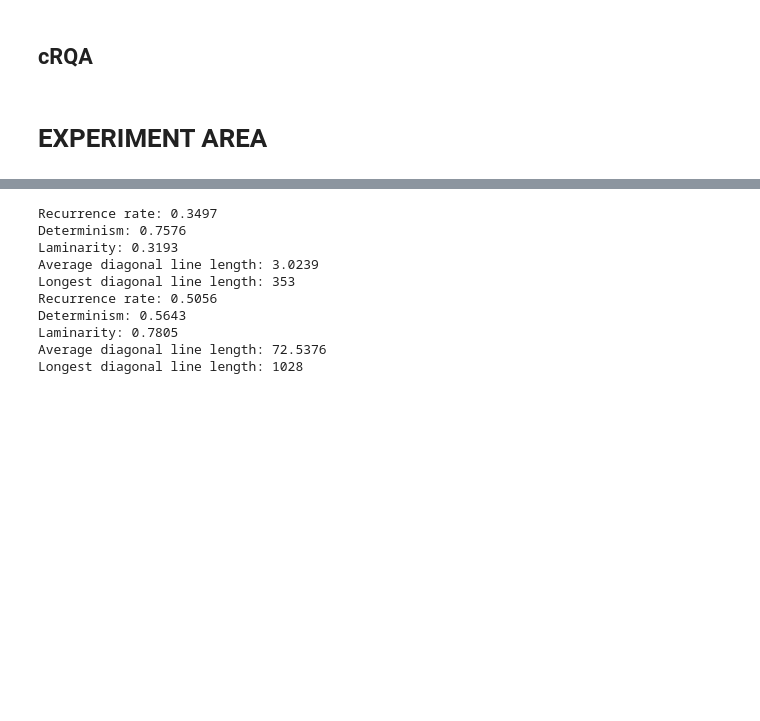
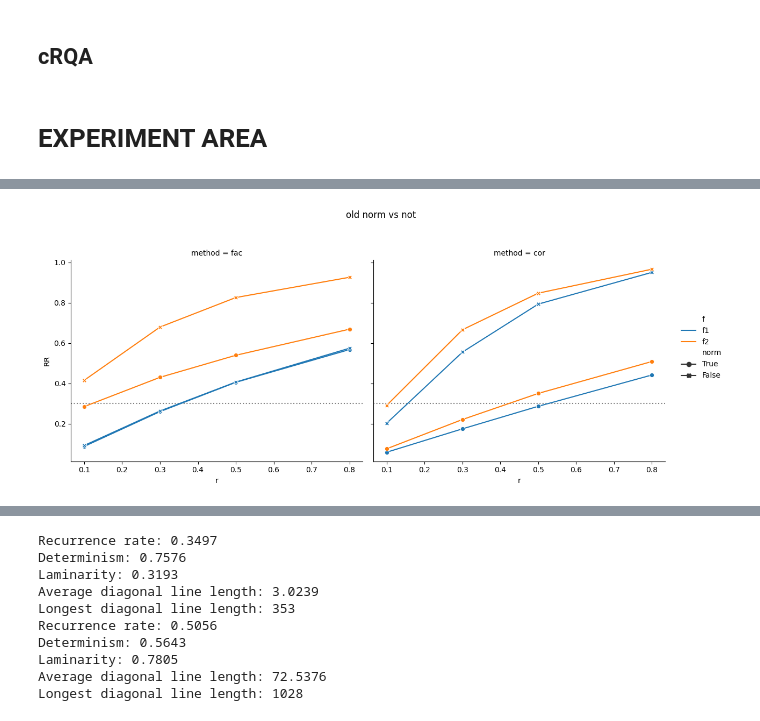
Before and after one commit to erikfrohn/facial-expression-interpersonal-association, a Jupyter notebook: main.ipynb, the cells around one changed output, grey strips where cells are left out. Drawn from its saved outputs; the diff is of its cells as text; code cells hidden in the pictures; blank space fills up the shorter version.

```diff
--- a/main.ipynb
+++ b/main.ipynb
@@ -406,0 +483,96 @@ plt.hist(df['RR'])
+# %%
+import pandas as pd
+import seaborn as sns
+import matplotlib.pyplot as plt
+g = sns.relplot(
+    data=df1,
+    x='r',
+    y='RR',
+    hue='f',
+    style='norm',
+    col='method',  # Split into subplots by 'normalised'
+    kind='line',
+    markers=True,
+    dashes=False,
+    facet_kws={'sharey': True, 'sharex': True},
+    height=5,
+    aspect=1.2
+)
+
+# Add horizontal line to all subplots
+for ax in g.axes.flat:
+    ax.axhline(
+        y=0.3,
+        color='gray',
+        linestyle=':',
+        linewidth=1.5,
+        zorder=0  # Place behind the data lines
+    )
+
+g.fig.suptitle('old norm vs not', y=1.05)
+g.set_axis_labels('r', 'RR')
+g.tight_layout()
+plt.show()
+
+g = sns.relplot(
+    data=df3,
+    x='r',
+    y='RR',
+    hue='f',
+    style='norm',
+    col='method',  # Split into subplots by 'normalised'
+    kind='line',
+    markers=True,
+    dashes=False,
+    facet_kws={'sharey': True, 'sharex': True},
+    height=5,
+    aspect=1.2
+)
+
+# Add horizontal line to all subplots
+for ax in g.axes.flat:
+    ax.axhline(
+        y=0.3,
+        color='gray',
+        linestyle=':',
+        linewidth=1.5,
+        zorder=0  # Place behind the data lines
+    )
+
+g.fig.suptitle('cross norm vs not', y=1.05)
+g.set_axis_labels('r', 'RR')
+g.tight_layout()
+plt.show()
+
+
+g = sns.relplot(
+    data=df2,
+    x='r',
+    y='RR',
+    hue='f',
+    style='norm',
+    col='method',  # Split into subplots by 'normalised'
+    kind='line',
+    markers=True,
+    dashes=False,
+    facet_kws={'sharey': True, 'sharex': True},
+    height=5,
+    aspect=1.2
+)
+
+# Add horizontal line to all subplots
+for ax in g.axes.flat:
+    ax.axhline(
+        y=0.3,
+        color='gray',
+        linestyle=':',
+        linewidth=1.5,
+        zorder=0  # Place behind the data lines
+    )
+
+g.fig.suptitle('cross NORM vs not NORM', y=1.05)
+g.set_axis_labels('r', 'RR')
+g.tight_layout()
+plt.show()
+# %% [output]
+[figure, added]
```
Also changed, not shown: parts of 13 cells of this notebook.
